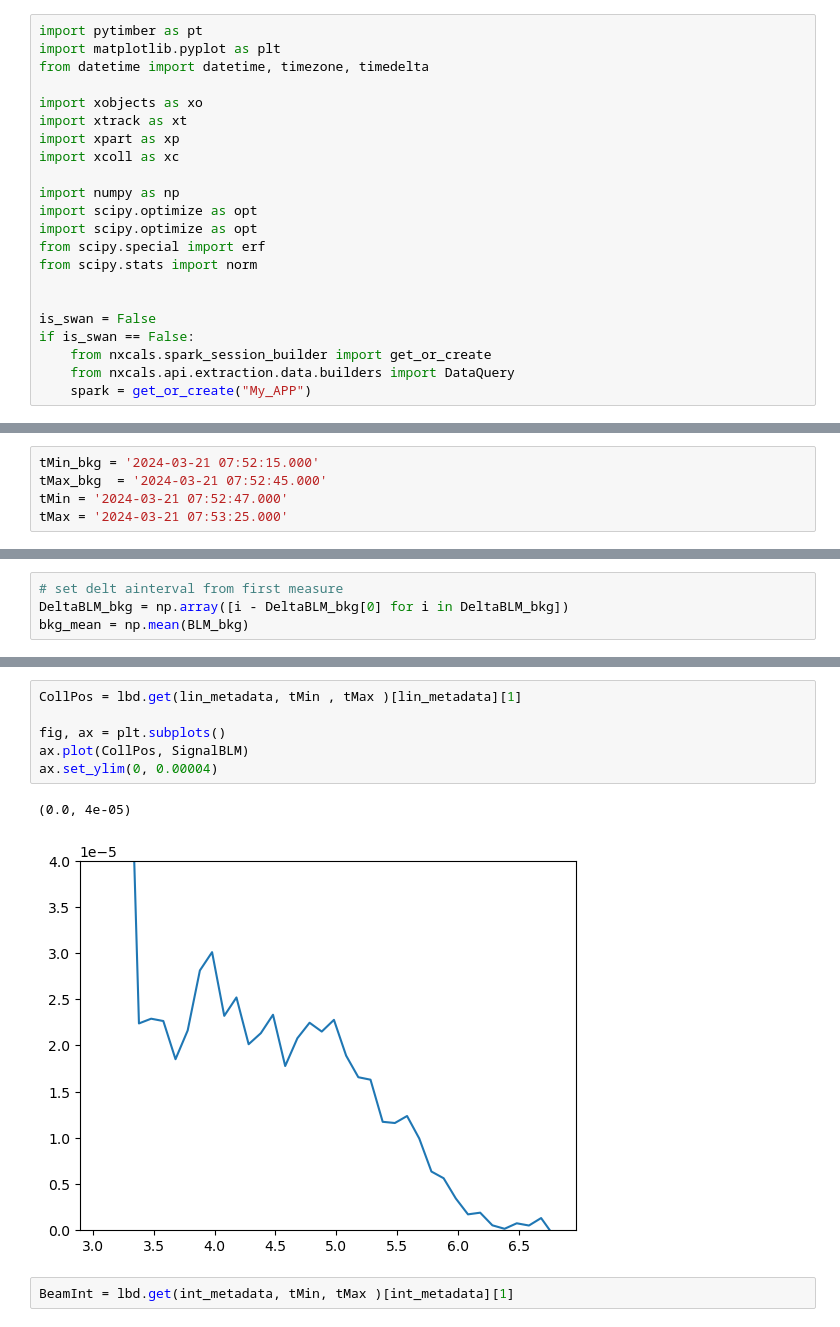
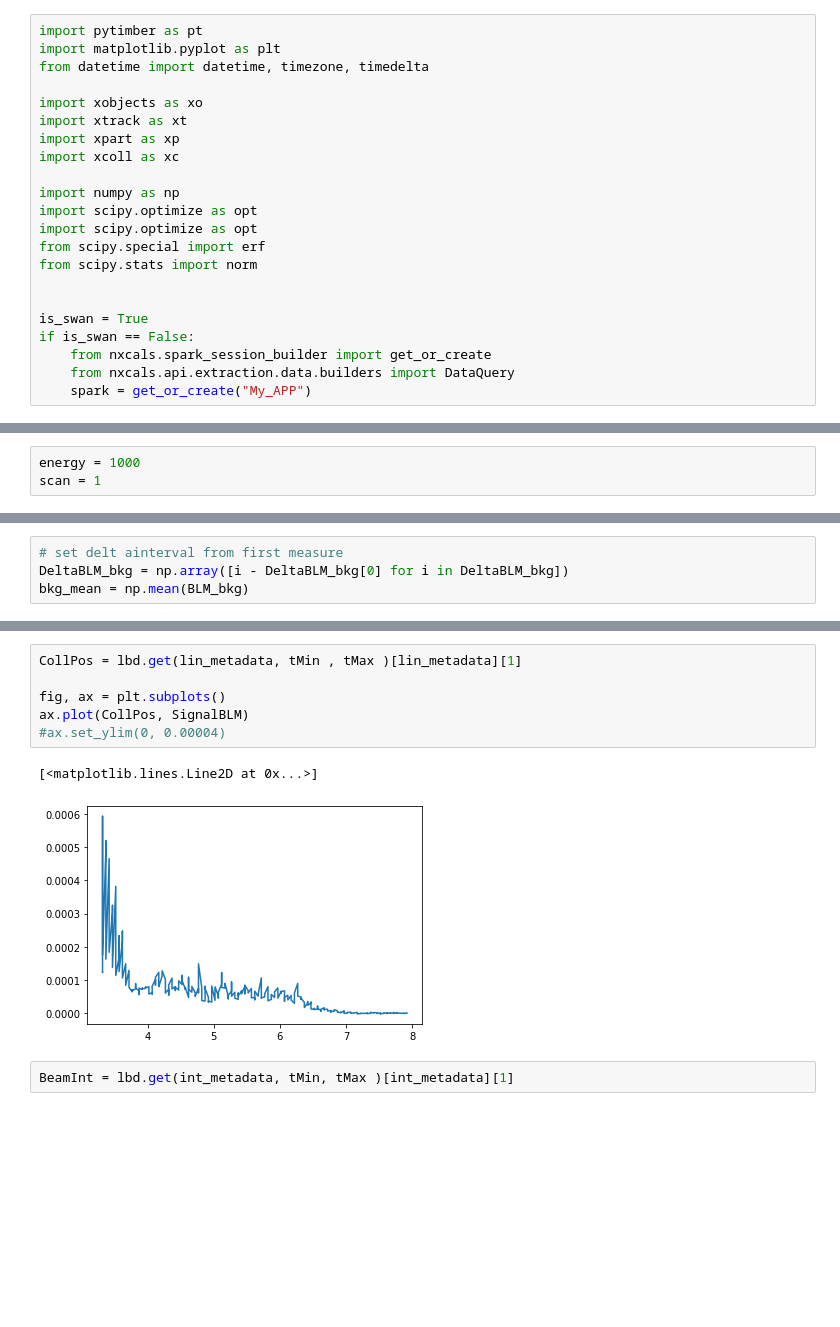
Before and after one commit to chiaramaccani/two_cryst_sim, a Jupyter notebook: MD_analysis.ipynb, the cells around one changed output, grey strips where cells are left out. Saved outputs shown, nothing was run; the diff lists cells and outputs as text; blank space fills up the shorter version.

```diff
--- a/MD_analysis.ipynb
+++ b/MD_analysis.ipynb
@@ -15,7 +15,7 @@ from scipy.special import erf
 from scipy.stats import norm
 
 
-is_swan = False
+is_swan = True
 if is_swan == False:
     from nxcals.spark_session_builder import get_or_create
     from nxcals.api.extraction.data.builders import DataQuery
@@ -47,5 +56,8 @@ int_metadata = 'LHC.BCTFR.A6R4.B2:BEAM_INTENSITY'
 ang_metadata = 'TCPCH.A5R7.B2_ROT:YAWANGLE'
 
 #lin_metadata = 'TCSPM.B4R7.B2:MEAS_MOTOR_LU'
+# %%
+energy = 1000
+scan = 1
 # %%
 # INJECTION ANGULAR SCAN
@@ -132,5 +160,0 @@ lbd = pt.LoggingDB(source='nxcals', spark_session=spark)
-# %%
-tMin_bkg = '2024-03-21 07:52:15.000'
-tMax_bkg  = '2024-03-21 07:52:45.000'
-tMin = '2024-03-21 07:52:47.000'
-tMax = '2024-03-21 07:53:25.000'
@@ -216,12 +259,12 @@ plt.plot(DeltaBLM, SignalCRY)
 # %%
 CollPos = lbd.get(lin_metadata, tMin , tMax )[lin_metadata][1]
 
 fig, ax = plt.subplots()
 ax.plot(CollPos, SignalBLM)
-ax.set_ylim(0, 0.00004)
+#ax.set_ylim(0, 0.00004)
 # %% [output]
-(0.0, 4e-05)
+[<matplotlib.lines.Line2D at 0x...>]
-[figure, old version]
+[figure, new version]
 # %%
 BeamInt = lbd.get(int_metadata, tMin, tMax )[int_metadata][1]
 # %%
```
Also changed, not shown: parts of 29 cells of this notebook, 1 other file.
